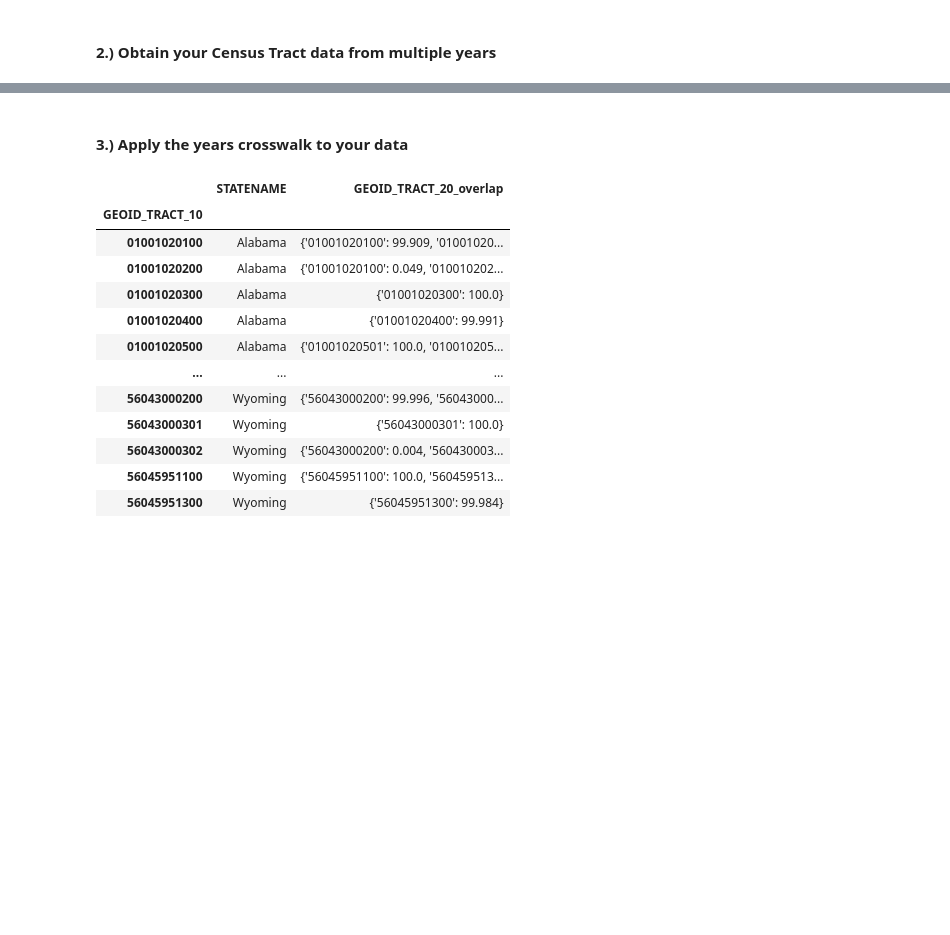
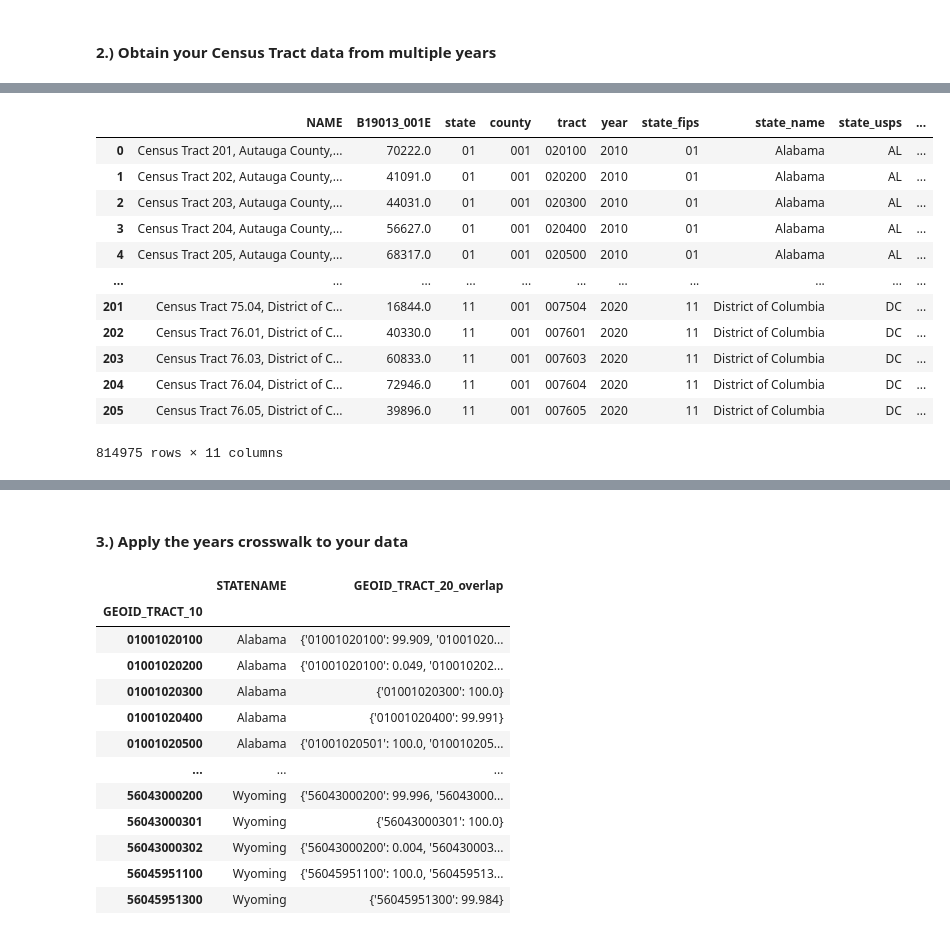
Before and after one commit to de-data-lab/census-tract-redistricting, a Jupyter notebook: example-use-notebook.ipynb, the cells around one changed output, grey strips where cells are left out. Cells and saved outputs as stored; diff of their text form; code cells hidden in the pictures; blank space fills up the shorter version.

```diff
--- a/example-use-notebook.ipynb
+++ b/example-use-notebook.ipynb
@@ -113,3 +170,19 @@ for y in YEARS:
+# %%
+mhhi_df
+# %% [output]
+|  | NAME | B19013_001E | state | county | tract | year | state_fips | state_name | state_usps | ... |
+| 0 | Census Tract 201, Autauga County,... | 70222.0 | 01 | 001 | 020100 | 2010 | 01 | Alabama | AL | ... |
+| 1 | Census Tract 202, Autauga County,... | 41091.0 | 01 | 001 | 020200 | 2010 | 01 | Alabama | AL | ... |
+| 2 | Census Tract 203, Autauga County,... | 44031.0 | 01 | 001 | 020300 | 2010 | 01 | Alabama | AL | ... |
+| 3 | Census Tract 204, Autauga County,... | 56627.0 | 01 | 001 | 020400 | 2010 | 01 | Alabama | AL | ... |
+| 4 | Census Tract 205, Autauga County,... | 68317.0 | 01 | 001 | 020500 | 2010 | 01 | Alabama | AL | ... |
+| ... | ... | ... | ... | ... | ... | ... | ... | ... | ... | ... |
+| 201 | Census Tract 75.04, District of C... | 16844.0 | 11 | 001 | 007504 | 2020 | 11 | District of Columbia | DC | ... |
+| 202 | Census Tract 76.01, District of C... | 40330.0 | 11 | 001 | 007601 | 2020 | 11 | District of Columbia | DC | ... |
+| 203 | Census Tract 76.03, District of C... | 60833.0 | 11 | 001 | 007603 | 2020 | 11 | District of Columbia | DC | ... |
+| 204 | Census Tract 76.04, District of C... | 72946.0 | 11 | 001 | 007604 | 2020 | 11 | District of Columbia | DC | ... |
+| 205 | Census Tract 76.05, District of C... | 39896.0 | 11 | 001 | 007605 | 2020 | 11 | District of Columbia | DC | ... |
+814975 rows × 11 columns
 # %%
 # -- Transform dataframe as needed -- #
 
```
Also changed, not shown: parts of 8 cells of this notebook.
